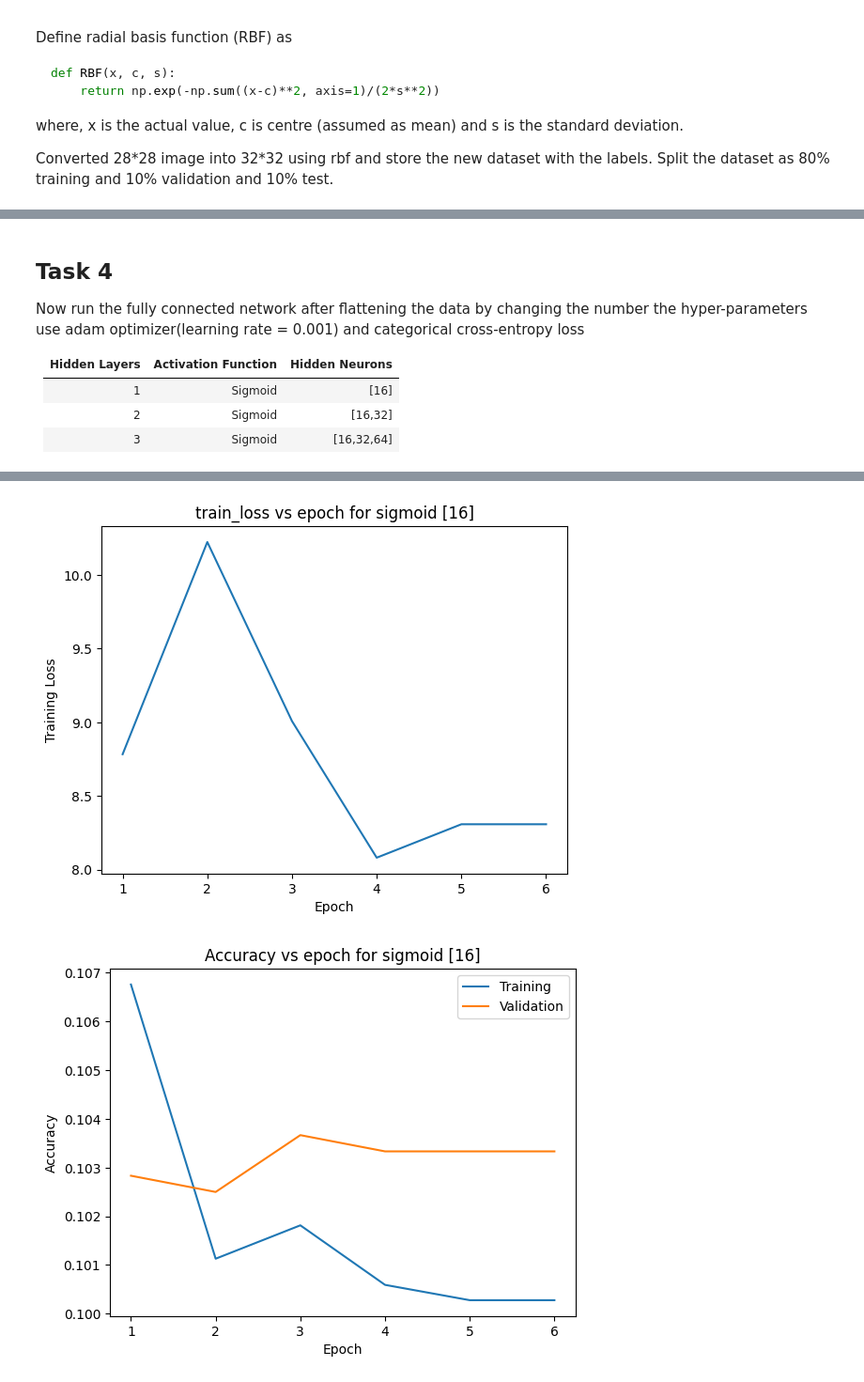
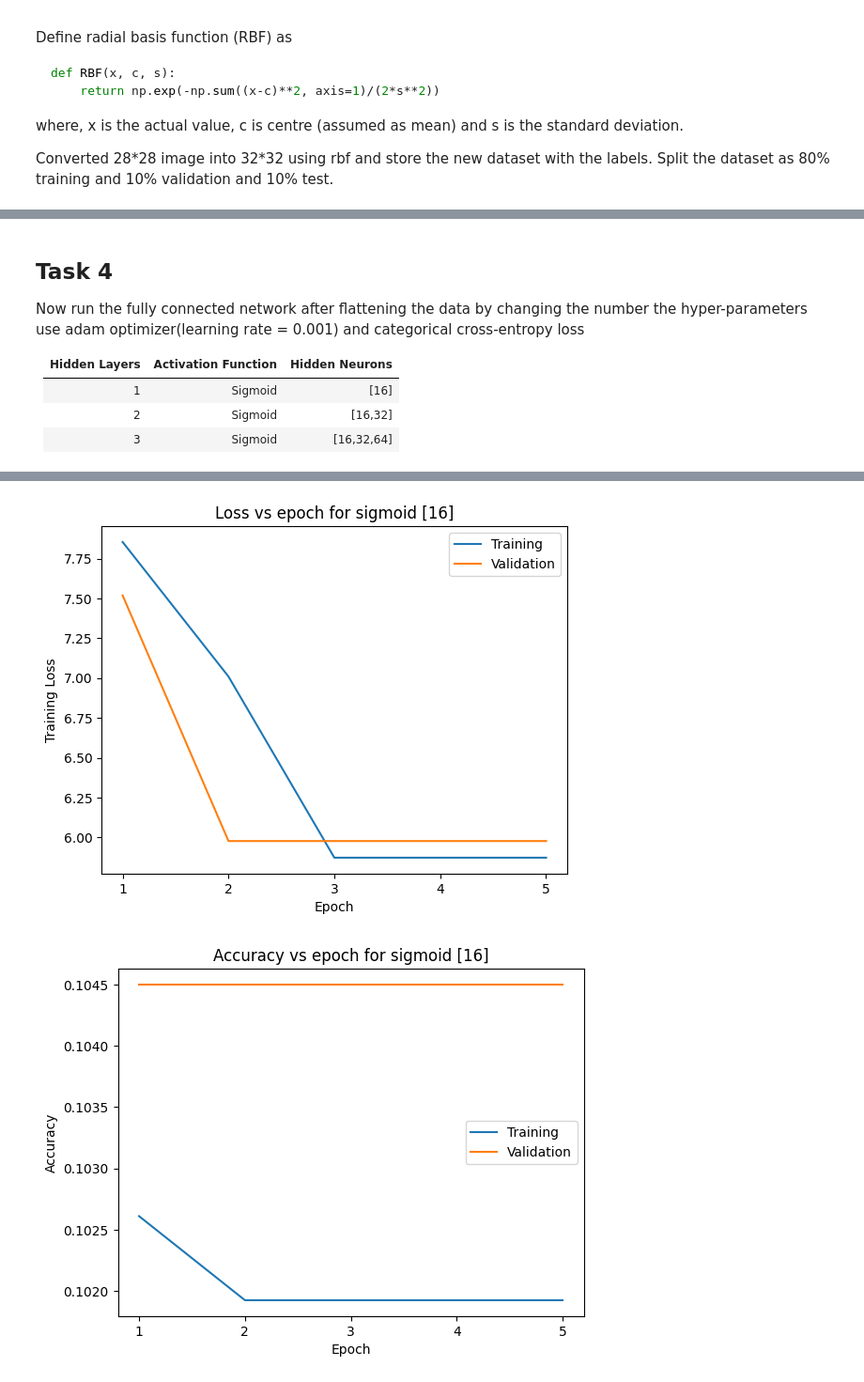
Before and after one commit to Abhiroop25902/CS-4172-ML-Lab, a Jupyter notebook: Assign5/assign5.ipynb, the cells around one changed output, grey strips where cells are left out. Shown at 94% size. Cells and saved outputs as stored; diff of their text form; code cells hidden in the pictures.

```diff
--- a/Assign5/assign5.ipynb
+++ b/Assign5/assign5.ipynb
@@ -134,14 +134,14 @@ num_classes = len(y_train[0])
 
 Now run the fully connected network after flattening the data by changing the number the hyper-parameters use adam optimizer(learning rate = 0.001) and categorical cross-entropy loss
 
-| Hidden Layers  | Activation Function  | Hidden Neurons  |
-|----------------|----------------------|-----------------|
-| 1              | Sigmoid  | \[16\]  |
-| 2              | Sigmoid  | \[16,32\]  |
-| 3              | Sigmoid  | \[16,32,64\]  |
+| Hidden Layers  | Activation Function  | Hidden Neurons    |
+|----------------|----------------------|-------------------|
+| 1              | Sigmoid              | \[16\]            |
+| 2              | Sigmoid              | \[16,32\]         |
+| 3              | Sigmoid              | \[16,32,64\]      |
 # %%
 from tensorflow.keras import Sequential, Input
-from tensorflow.keras.layers import Dense, Flatten
+from tensorflow.keras.layers import Dense, Flatten, Dropout
 from tensorflow.keras.losses import CategoricalCrossentropy
 from tensorflow.keras.callbacks import EarlyStopping
 from tensorflow.keras.optimizers import Adam
@@ -150,7 +150,8 @@ import matplotlib.pyplot as plt
 
 def train_model(
         activation_function: 'str',
-        hidden_neurons: 'list[int]'):
+        hidden_neurons: 'list[int]',
+        dropout_rate:'float | None' = None):
 
     model = Sequential()
     model.add(Input(shape=(input_shape)))
@@ -158,6 +159,8 @@ def train_model(
 
     for unit in hidden_neurons:
         model.add(Dense(unit, activation=activation_function))
+        if dropout_rate is not None:
+            model.add(Dropout(rate=dropout_rate))
 
     model.add(Dense(num_classes))
 
@@ -173,7 +176,7 @@ def train_model(
                         epochs=100,
                         callbacks=[
                             EarlyStopping(
-                                monitor='val_accuracy',
+                                monitor='val_loss',
                                 patience=3
                             )
                         ])
@@ -185,14 +188,17 @@ def plot_history(
         history: "tf.keras.callbacks.History",
         activation_function: 'str',
         hidden_neurons: 'list[int]'):
-    plt.plot(history.history['loss'])
+
+    plt.plot(history.history['loss'], label='Training')
+    plt.plot(history.history['val_loss'], label= 'Validation')
     plt.xticks(
         ticks=range(0, len(history.history['loss'])),
         labels=range(1, len(history.history['loss']) + 1, 1))
     plt.ylabel('Training Loss')
     plt.xlabel('Epoch')
+    plt.legend()
     plt.title(
-        f'train_loss vs epoch for {activation_function} {hidden_neurons}')
+        f'Loss vs epoch for {activation_function} {hidden_neurons}')
     plt.show()
 
     plt.plot(history.history['accuracy'], label='Training')
@@ -207,7 +213,12 @@ def plot_history(
     plt.show()
 # %%
 result = pd.DataFrame(
-    columns=['Hidden Layers', 'Activation Function', 'Hidden Neurons', 'Test Acccuracy'],
+    columns=[
+        'Hidden Layers',
+        'Activation Function',
+        'Hidden Neurons',
+        'Test Loss',
+        'Test Acccuracy'],
     )
 # %%
 hidden_neurons = [16]
@@ -222,6 +233,7 @@ result.loc[len(result.index)] = [
     len(hidden_neurons),
     activation_function,
     str(hidden_neurons),
+    test_loss,
     test_acc]
 
 plot_history(history, activation_function, hidden_neurons)
@@ -246,4 +269,4 @@ test_loss = 8.336280822753906 test_acc = 0.10029999911785126
-[figure, old version]
+[figure, new version]
-[figure, old version]
+[figure, new version]
 # %%
 activation_function = 'sigmoid'
```
Also changed, not shown: parts of 11 cells of this notebook.
